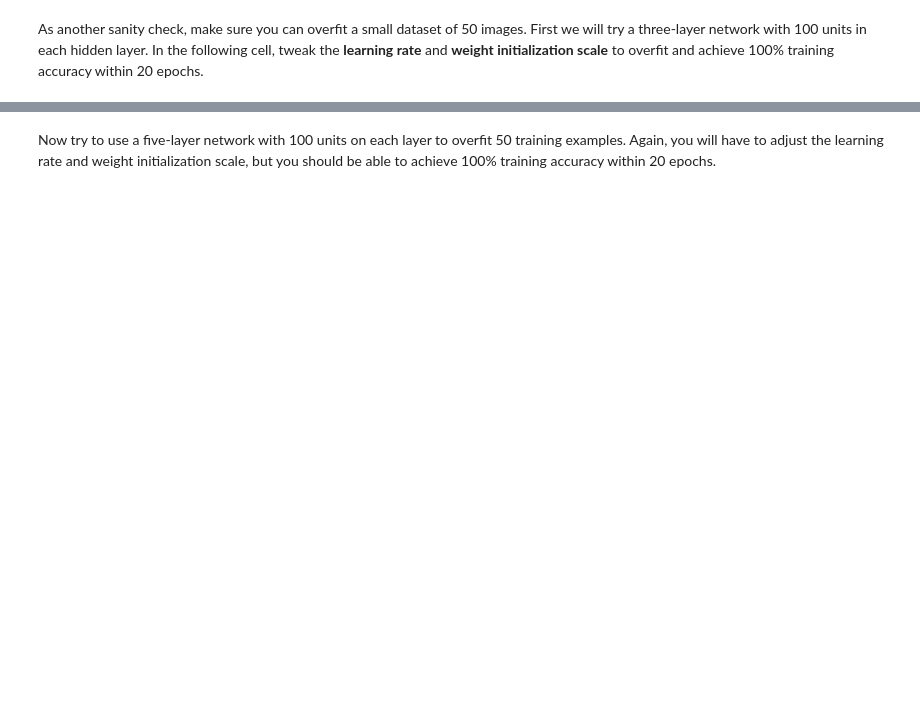
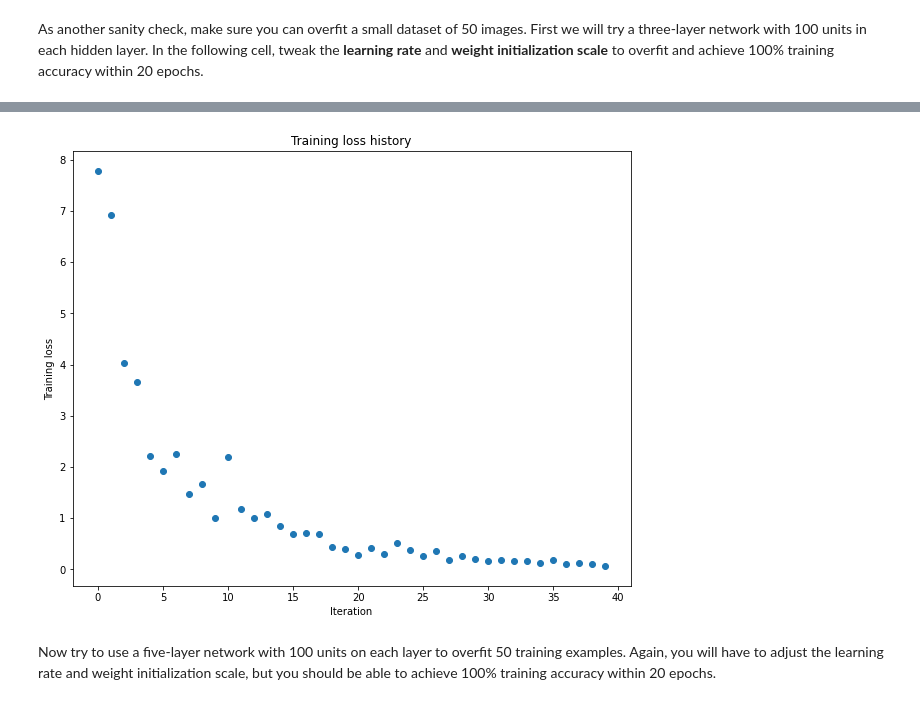
Before and after one commit to jmsalvador2395/dl_assignment02, a Jupyter notebook: FullyConnectedNets.ipynb, the cells around one changed output, grey strips where cells are left out. Cells and saved outputs as stored; diff of their text form; code cells hidden in the pictures; blank space fills up the shorter version.

```diff
--- a/FullyConnectedNets.ipynb
+++ b/FullyConnectedNets.ipynb
@@ -381,8 +452,10 @@ small_data = {
   'y_val': data['y_val'],
 }
 
-weight_scale = 1e-2   # Experiment with this!
-learning_rate = 1e-4  # Experiment with this!
+#weight_scale = 1e-2   # Experiment with this!
+#learning_rate = 1e-4  # Experiment with this!
+weight_scale = 3e-2   # Experiment with this!
+learning_rate = 5e-4  # Experiment with this!
 model = FullyConnectedNet([100, 100],
               weight_scale=weight_scale, dtype=np.float64)
 solver = Solver(model, small_data,
@@ -399,3 +472,4 @@ plt.title('Training loss history')
 plt.xlabel('Iteration')
 plt.ylabel('Training loss')
 plt.show()
+# %% [output]
@@ -402,3 +493,4 @@ plt.show()
+[figure, added]
 # %% [markdown]
 Now try to use a five-layer network with 100 units on each layer to overfit 50 training examples. Again, you will have to adjust the learning rate and weight initialization scale, but you should be able to achieve 100% training accuracy within 20 epochs.
 # %%
```
Also changed, not shown: parts of 16 cells of this notebook, 6 other files.
